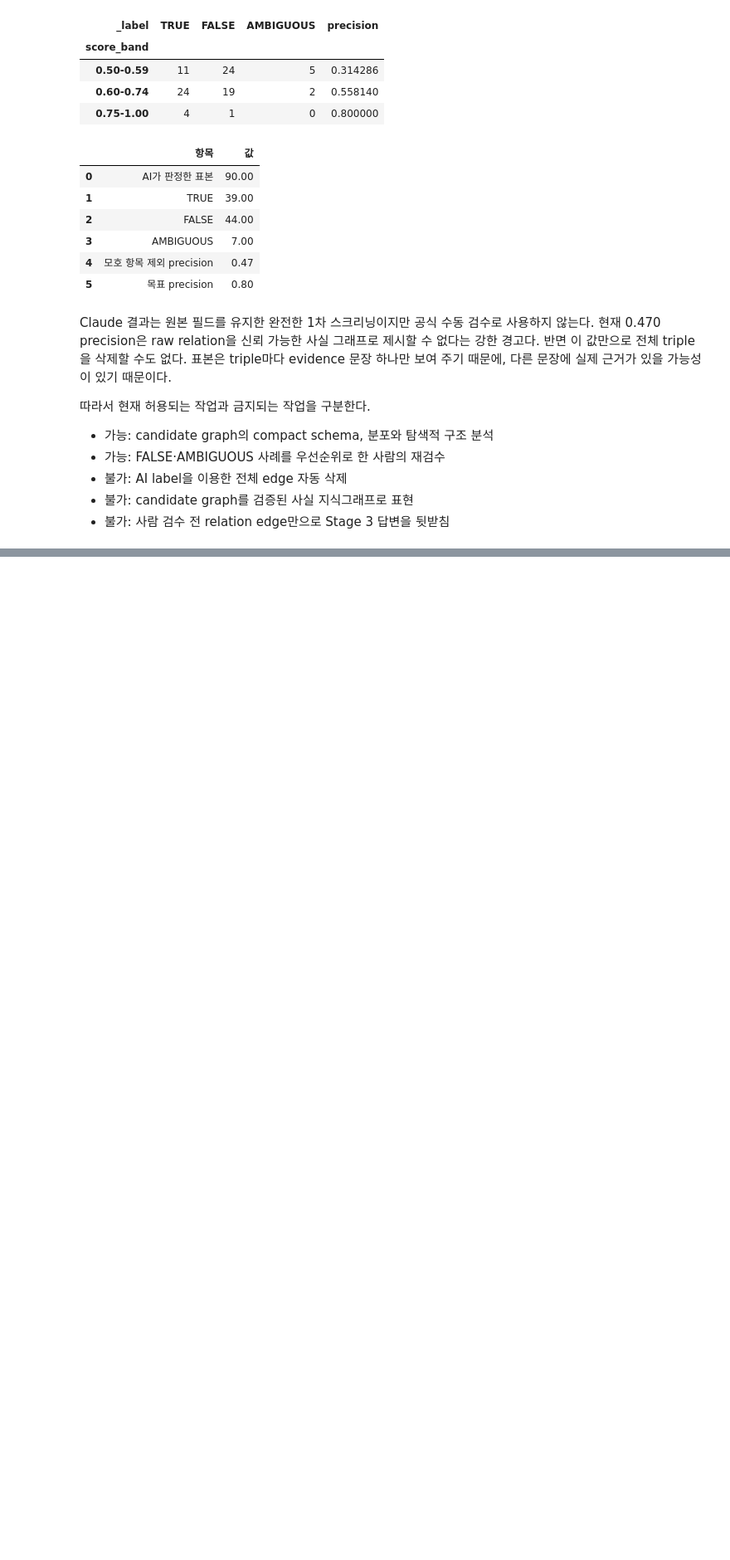
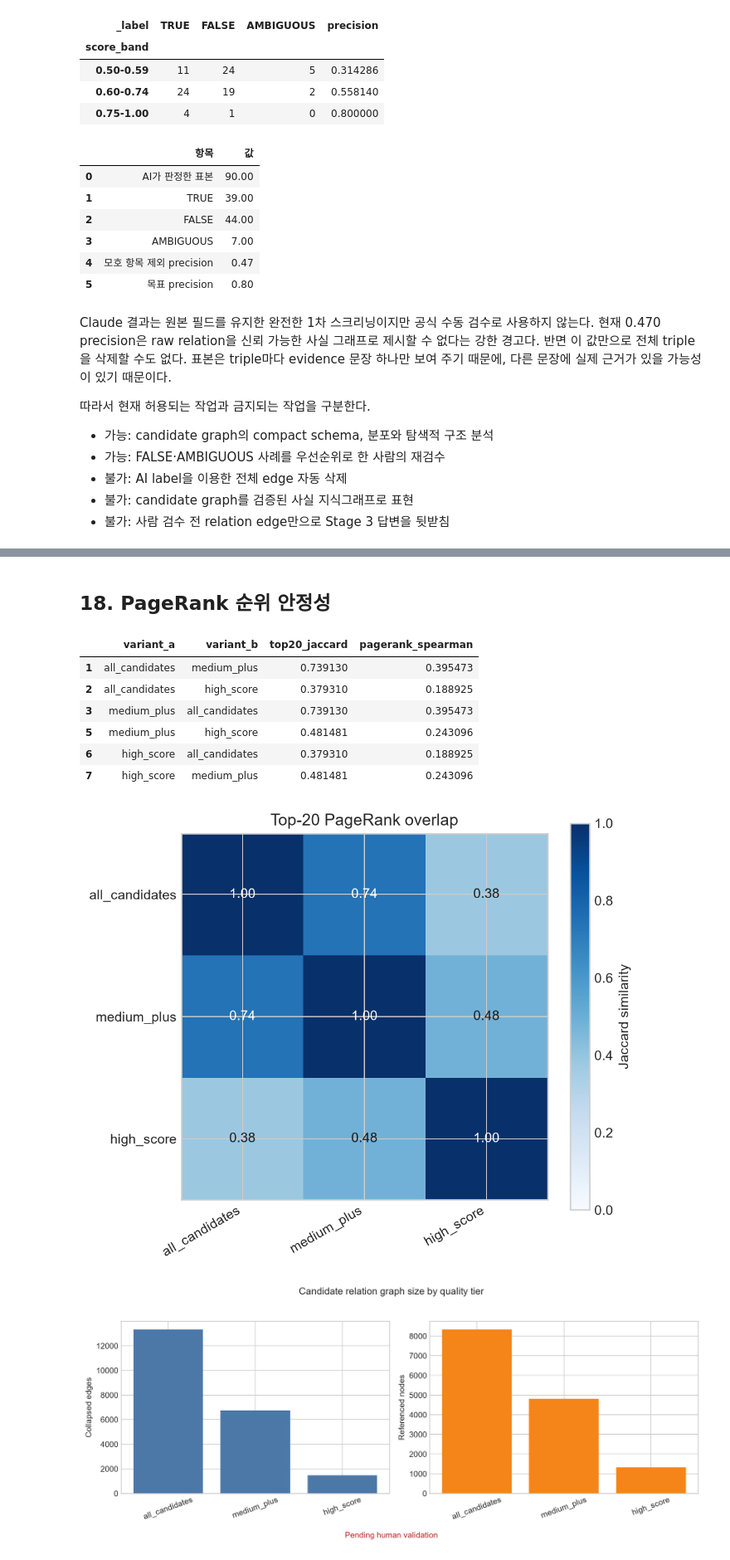
Before and after one commit to jihyeon26/2026-09-CLT-computational_language, a Jupyter notebook: notebooks/stage1_wp3_open_models_contract.ipynb, the cells around one changed output, grey strips where cells are left out. Shown at 83% size. Drawn from its saved outputs; the diff is of its cells as text; code cells hidden in the pictures; blank space fills up the shorter version.

Commit message:
docs(wp3): integrate pre-review sensitivity analysis

```diff
--- a/notebooks/stage1_wp3_open_models_contract.ipynb
+++ b/notebooks/stage1_wp3_open_models_contract.ipynb
@@ -822,0 +827,30 @@ Claude 결과는 원본 필드를 유지한 완전한 1차 스크리닝이지만
+# %%
+required_sensitivity_files = [
+    "relation_variant_summary.csv",
+    "relation_variant_stability.csv",
+    "relation_top_nodes.csv",
+    "cooccurrence_threshold_summary.csv",
+]
+for filename in required_sensitivity_files:
+    assert (SENSITIVITY_ARTIFACT_DIR / filename).exists(), filename
+
+relation_variant_summary = pd.read_csv(
+    SENSITIVITY_ARTIFACT_DIR / "relation_variant_summary.csv"
+)
+relation_stability = pd.read_csv(
+    SENSITIVITY_ARTIFACT_DIR / "relation_variant_stability.csv"
+)
+relation_top_nodes = pd.read_csv(
+    SENSITIVITY_ARTIFACT_DIR / "relation_top_nodes.csv"
+)
+
+display(relation_variant_summary)
+display(
+    relation_top_nodes[relation_top_nodes["rank"] <= 10][
+        ["variant", "rank", "canonical_name", "entity_type_compact", "pagerank"]
+    ]
+)
+
+assert set(relation_variant_summary["validation_status"]) == {
+    "candidate_pending_human_validation"
+}
@@ -822,0 +883,26 @@ Claude 결과는 원본 필드를 유지한 완전한 1차 스크리닝이지만
+# %% [markdown]
+## 18. PageRank 순위 안정성
+# %%
+stability_view = relation_stability[
+    relation_stability["variant_a"] != relation_stability["variant_b"]
+].copy()
+display(stability_view)
+display(Image(filename=str(SENSITIVITY_ARTIFACT_DIR / "pagerank_top20_stability.png")))
+display(Image(filename=str(SENSITIVITY_ARTIFACT_DIR / "relation_variant_sizes.png")))
+
+all_vs_high = relation_stability[
+    (relation_stability["variant_a"] == "all_candidates")
+    & (relation_stability["variant_b"] == "high_score")
+].iloc[0]
+assert all_vs_high["top20_jaccard"] < 0.5
+assert all_vs_high["pagerank_spearman"] < 0.5
+# %% [output]
+|  | variant_a | variant_b | top20_jaccard | pagerank_spearman |
+| 1 | all_candidates | medium_plus | 0.739130 | 0.395473 |
+| 2 | all_candidates | high_score | 0.379310 | 0.188925 |
+| 3 | medium_plus | all_candidates | 0.739130 | 0.395473 |
+| 5 | medium_plus | high_score | 0.481481 | 0.243096 |
+| 6 | high_score | all_candidates | 0.379310 | 0.188925 |
+| 7 | high_score | medium_plus | 0.481481 | 0.243096 |
+[figure, added]
+[figure, added]
```
Also changed, not shown: parts of 11 cells of this notebook, 1 other file.
